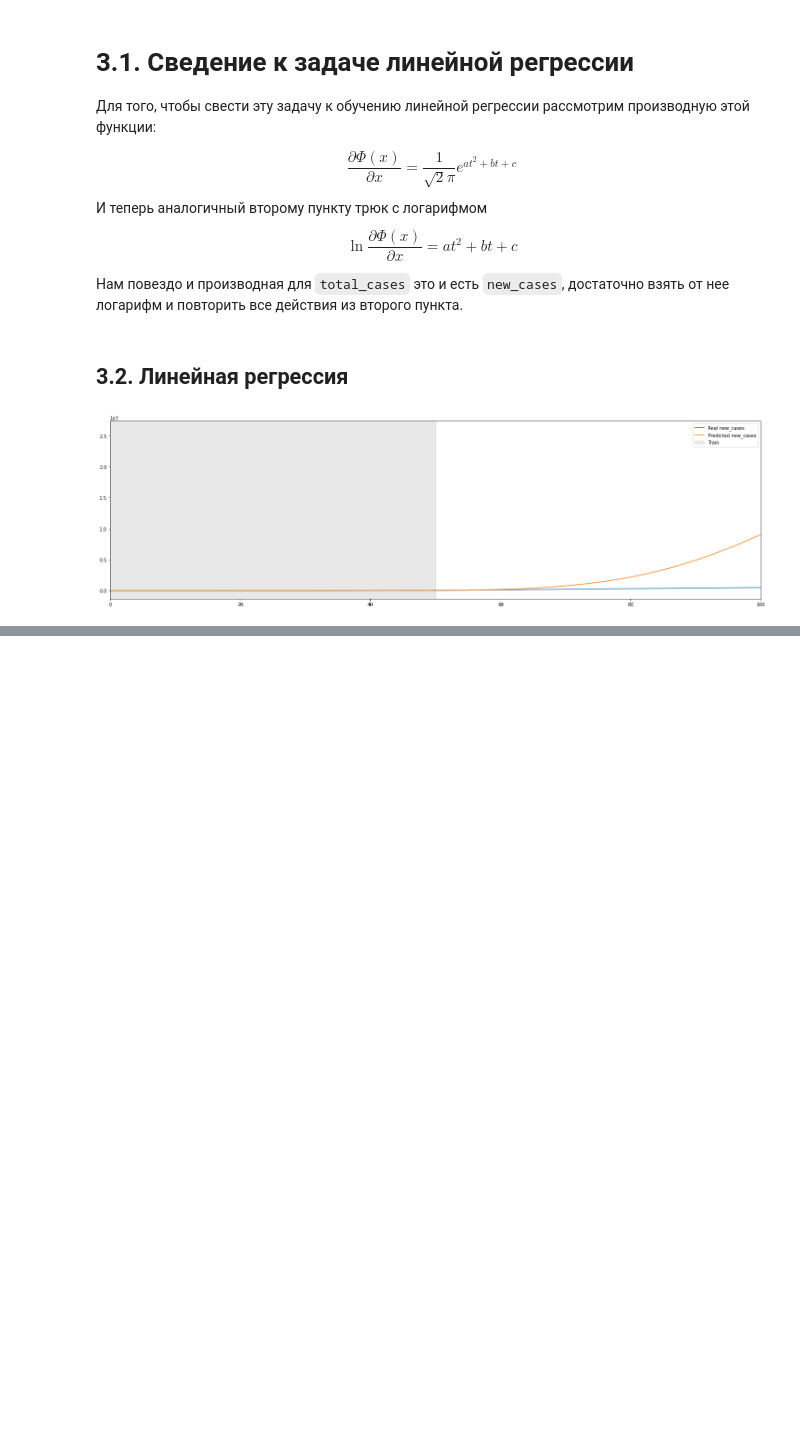
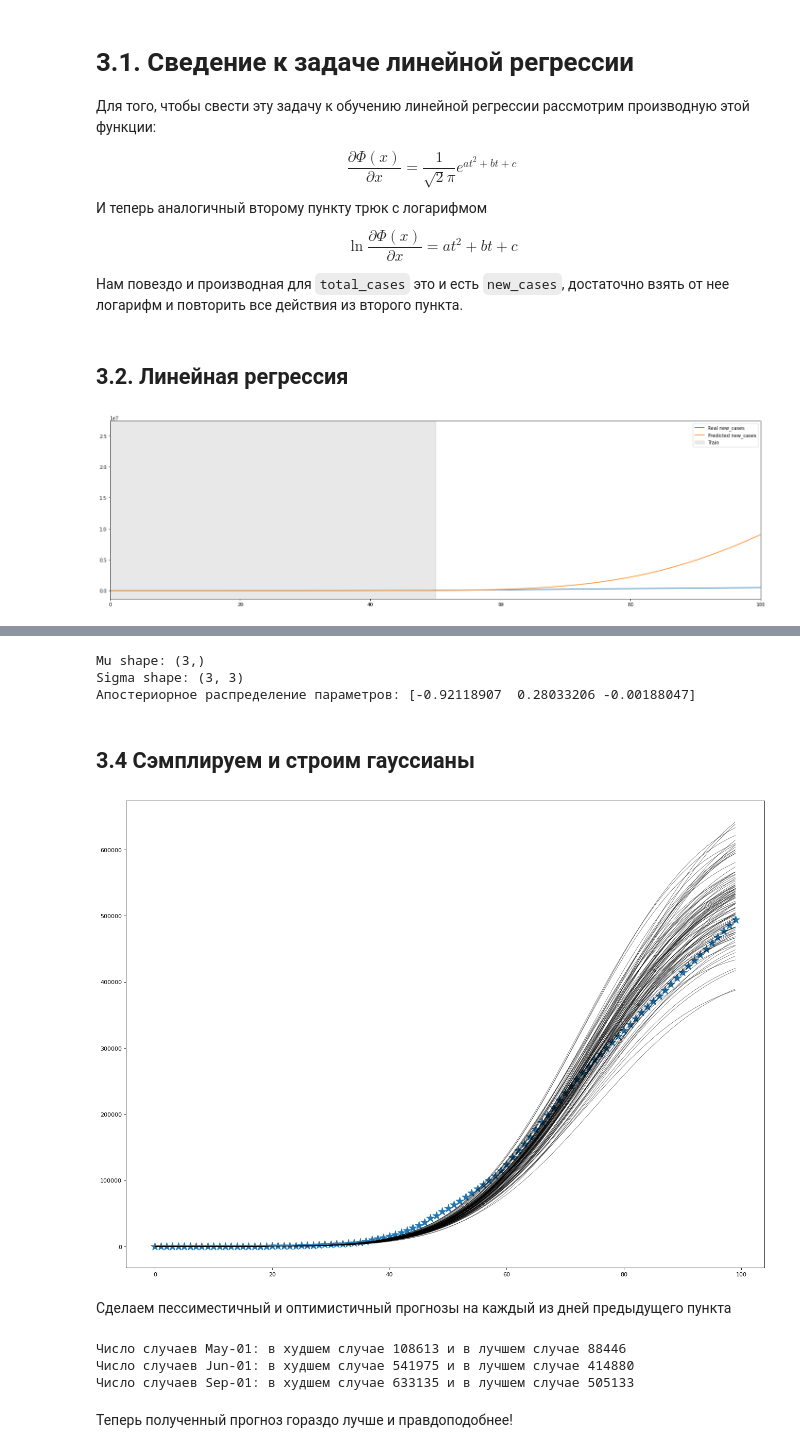
Before and after one commit to AlexGrunt/advanced_ml, a Jupyter notebook: [1]coronavirus_cases.ipynb, the cells around one changed output, grey strips where cells are left out. Saved outputs shown, nothing was run; the diff lists cells and outputs as text; code cells hidden in the pictures; blank space fills up the shorter version.

```diff
--- a/[1]coronavirus_cases.ipynb
+++ b/[1]coronavirus_cases.ipynb
@@ -267,0 +348,45 @@ plt.show()
+# %%
+def bayesian_update_vanilla(mu, sigma, x, y, sigma_noise=.25):
+    sigma_n = np.linalg.inv(np.linalg.inv(sigma) + (1 / (sigma_noise ** 2)) * np.matmul(np.transpose(x), x) )
+    mu_n = np.matmul(sigma_n, np.matmul(np.linalg.inv(sigma), np.transpose(mu)) + (1 / (sigma_noise ** 2)) * np.matmul(np.transpose(x), y) )
+    return mu_n, sigma_n
+# %%
+num_steps = X_train.shape[0]
+cur_mu = np.zeros(3)
+cur_sigma = 5 * np.eye(3)
+sigma_noise = np.std(y_train - y_pred_train)
+
+X_train = np.hstack(
+    (
+        np.ones((X_train.shape[0], 1)),
+        X_train
+    )
+)
+
+print(f"Mu shape: {cur_mu.shape}")
+print(f"Sigma shape: {cur_sigma.shape}")
+
+cur_mu, cur_sigma = bayesian_update_vanilla(cur_mu, cur_sigma, X_train, y_train, sigma_noise)
+
+print(f"Апостериорное распределение параметров: {cur_mu}")
+# %% [output]
+Mu shape: (3,)
+Sigma shape: (3, 3)
+Апостериорное распределение параметров: [-0.92118907  0.28033206 -0.00188047]
+# %% [markdown]
+## 3.4 Сэмплируем и строим гауссианы
+# %%
+def myplot_sample_sigmoid(mu, sigma, X, n=20, points=None):
+    my_w = np.random.multivariate_normal(mu, sigma, n)
+    plt.figure(figsize=(20, 15), dpi=80)
+    for w in my_w:
+        plt.plot(X[:,1], np.cumsum(np.exp(np.matmul(X, w.T))), 'k-', lw=.4)
+    if not points is None:
+        plt.scatter(points[0], points[1], marker='*', s=200)
+    plt.show()
+# %%
+myplot_sample_sigmoid(cur_mu, cur_sigma, X_train, n=100, points=[X_train[:,1], train.total_cases])
+# %% [output]
+[figure, added]
+# %% [markdown]
+Сделаем пессиместичный и оптимистичный прогнозы на каждый из дней предыдущего пункта
@@ -267,0 +407,14 @@ plt.show()
+# %%
+BASE_DATE = datetime(2020, 3, 3)
+
+new_cases_at = lambda date: predict_sample_sigmoid(cur_mu, cur_sigma, (date - BASE_DATE).days)
+
+for date in [datetime(2020, 5, 1), datetime(2020, 6, 1), datetime(2020, 9, 1)]:
+    worst_case, best_case = map(int, new_cases_at(date))
+    print(f"Число случаев {date.strftime('%b-%d')}: в худшем случае {worst_case} и в лучшем случае {best_case}")
+# %% [output]
+Число случаев May-01: в худшем случае 108613 и в лучшем случае 88446
+Число случаев Jun-01: в худшем случае 541975 и в лучшем случае 414880
+Число случаев Sep-01: в худшем случае 633135 и в лучшем случае 505133
+# %% [markdown]
+Теперь полученный прогноз гораздо лучше и правдоподобнее!
```
Also changed, not shown: parts of 13 cells of this notebook.
